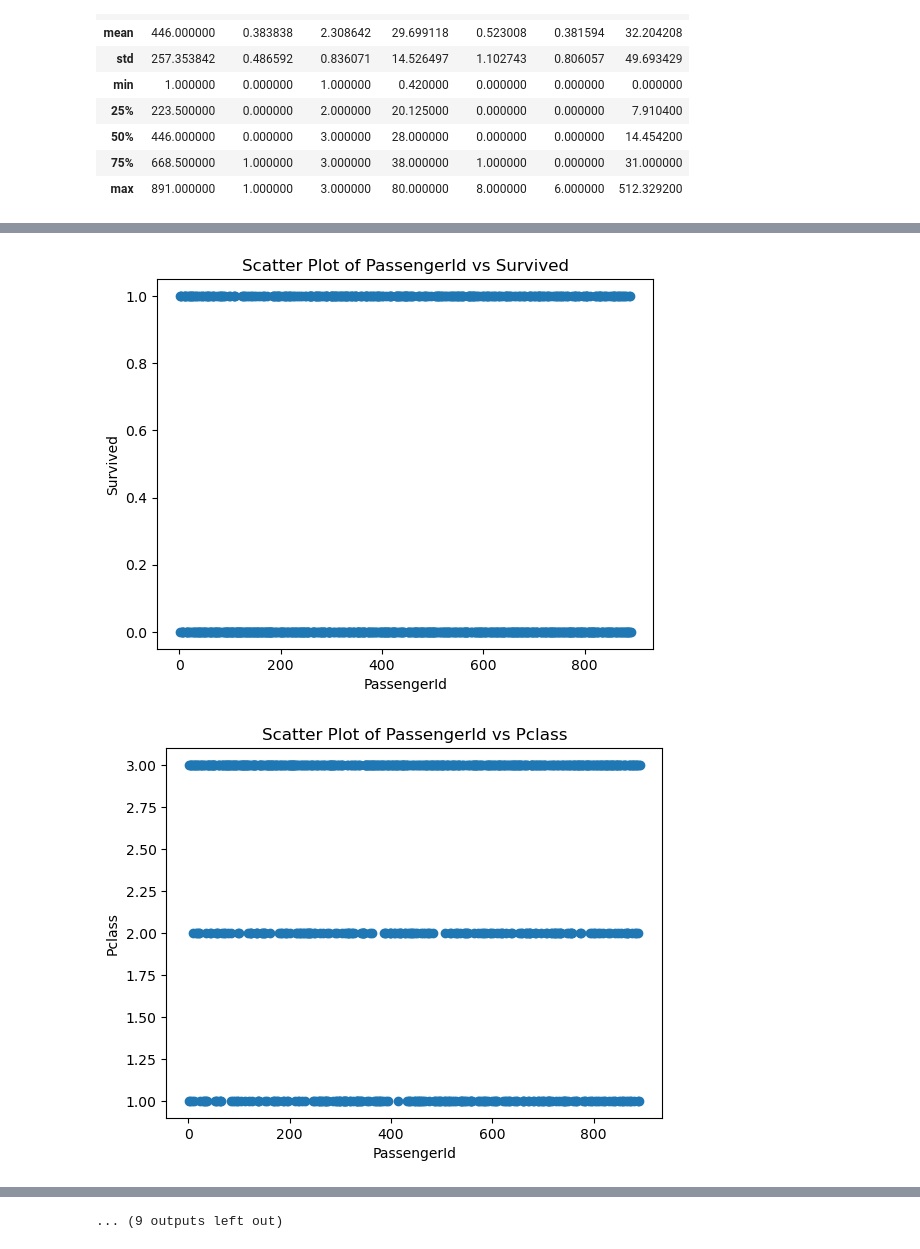
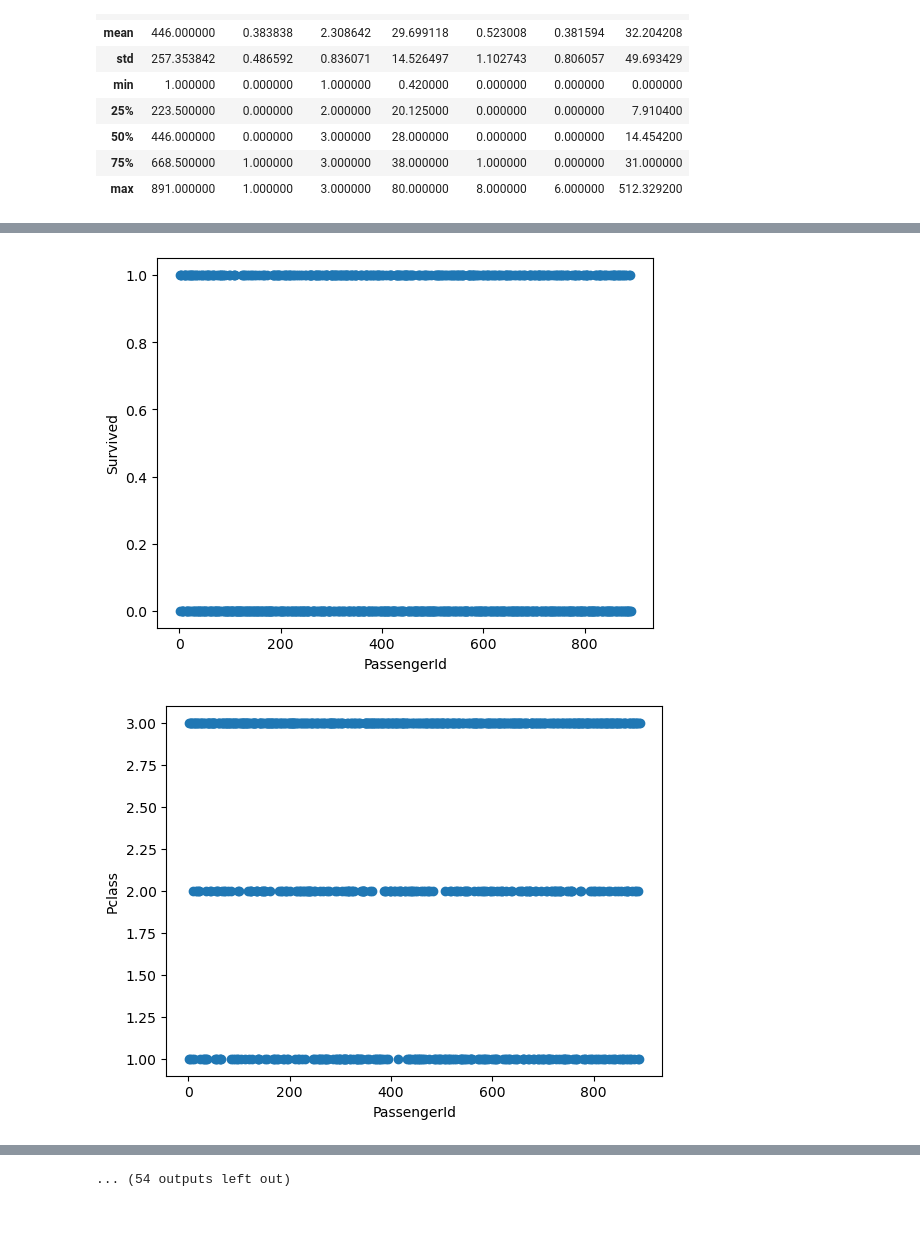
Before and after one commit to LoloMarty/2024-, a Jupyter notebook: CS4210/Untitled.ipynb, the cells around one changed output, grey strips where cells are left out. Saved outputs shown, nothing was run; the diff lists cells and outputs as text; code cells hidden in the pictures; blank space fills up the shorter version.

```diff
--- a/CS4210/Untitled.ipynb
+++ b/CS4210/Untitled.ipynb
@@ -70,6 +80,25 @@ for i, (sex, group) in enumerate(grouped_data):
 # %% [output]
 [figure]
 # %%
+# Select the columns with string values
+string_columns = df.select_dtypes(include=['object']).columns
+
+# Define a mapping dictionary for each string column
+mapping_dict = {}
+for col in string_columns:
+  mapping_dict[col] = {value: i for i, value in enumerate(df[col].unique())}
+
+# Encode the string values
+for col, mapping in mapping_dict.items():
+  df[col] = df[col].map(mapping)
+
+# Print the encoded data frame
+print(df.head())
+
+
+
+
+
 corr_matrix = df.corr()
 sns.heatmap(corr_matrix, annot=True, cmap='coolwarm')
 mat.pyplot.show()
@@ -78,13 +120,14 @@ mat.pyplot.show()
 # %%
-# Create scatter plots for each pair of numeric columns
-for i in range(len(numeric_columns)):
-    for j in range(i + 1, len(numeric_columns)):
-        mat.pyplot.figure()
-        mat.pyplot.scatter(df[numeric_columns[i]], df[numeric_columns[j]])
-        mat.pyplot.xlabel(numeric_columns[i])
-        mat.pyplot.ylabel(numeric_columns[j])
-        mat.pyplot.title('Scatter Plot of {} vs {}'.format(numeric_columns[i], numeric_columns[j]))
+# Create a list of all columns
+columns = df.columns.tolist()
+
+# Create scatterplots for each pair of columns
+for i in range(len(columns)):
+    for j in range(i + 1, len(columns)):
+        mat.pyplot.scatter(df[columns[i]], df[columns[j]])
+        mat.pyplot.xlabel(columns[i])
+        mat.pyplot.ylabel(columns[j])
         mat.pyplot.show()
 # %% [output]
-[figure, old version]
+[figure, new version]
-[figure, old version]
+[figure, new version]
@@ -101,4 +144,4 @@ for i in range(len(numeric_columns)):
-... (9 outputs left out)
+... (54 outputs left out)
 # %%
 missing_data = df.isnull().sum()
 
```
Also changed, not shown: parts of 17 cells of this notebook, 2 other files.
